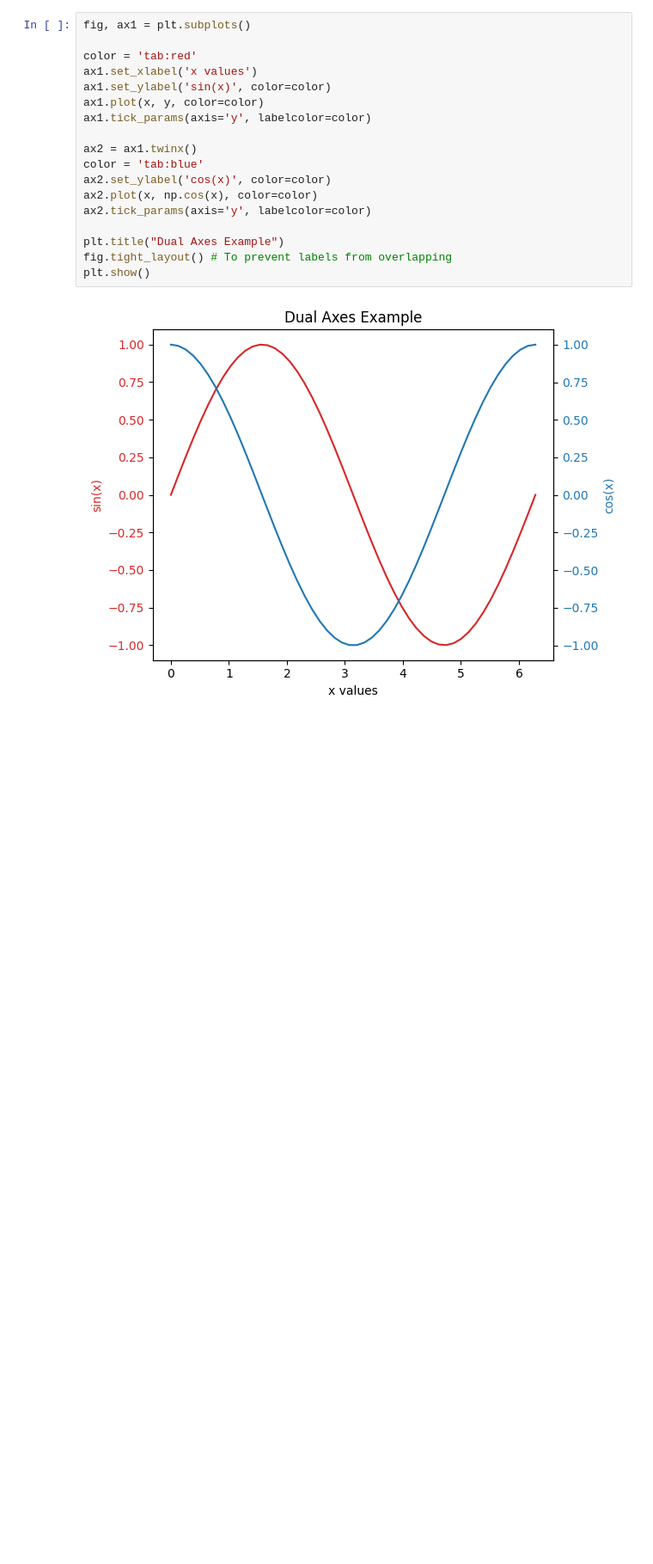
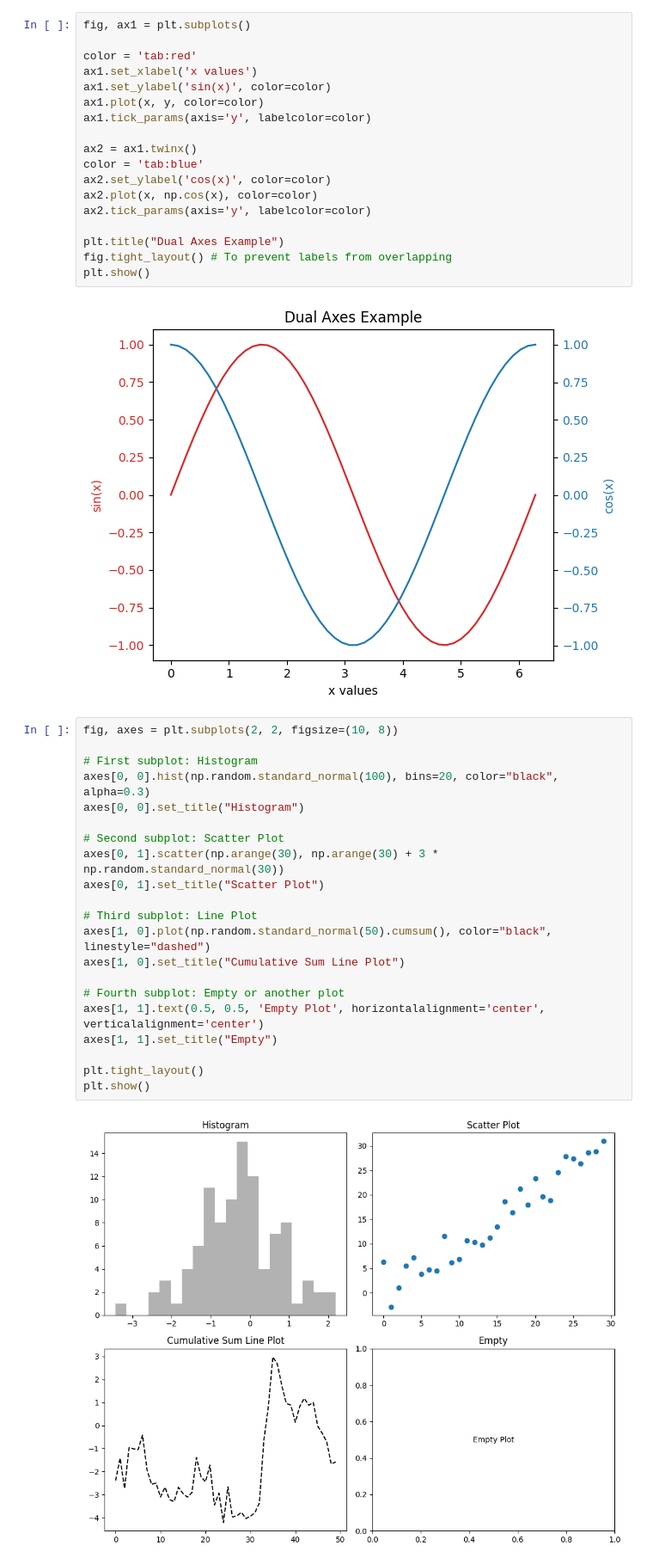
Before and after one commit to f-lost/esercizi_stefano, a Jupyter notebook: corso_python/20.11/prove_plt.ipynb, the cells around one changed output. Shown at 86% size. Drawn from its saved outputs; the diff is of its cells as text; blank space fills up the shorter version.

```diff
--- a/corso_python/20.11/prove_plt.ipynb
+++ b/corso_python/20.11/prove_plt.ipynb
@@ -101,3 +101,26 @@ fig.tight_layout() # To prevent labels from overlapping
 plt.show()
 # %% [output]
 [figure]
+# %%
+fig, axes = plt.subplots(2, 2, figsize=(10, 8))
+
+# First subplot: Histogram
+axes[0, 0].hist(np.random.standard_normal(100), bins=20, color="black", alpha=0.3)
+axes[0, 0].set_title("Histogram")
+
+# Second subplot: Scatter Plot
+axes[0, 1].scatter(np.arange(30), np.arange(30) + 3 * np.random.standard_normal(30))
+axes[0, 1].set_title("Scatter Plot")
+
+# Third subplot: Line Plot
+axes[1, 0].plot(np.random.standard_normal(50).cumsum(), color="black", linestyle="dashed")
+axes[1, 0].set_title("Cumulative Sum Line Plot")
+
+# Fourth subplot: Empty or another plot
+axes[1, 1].text(0.5, 0.5, 'Empty Plot', horizontalalignment='center', verticalalignment='center')
+axes[1, 1].set_title("Empty")
+
+plt.tight_layout()
+plt.show()
+# %% [output]
+[figure, added]
```
